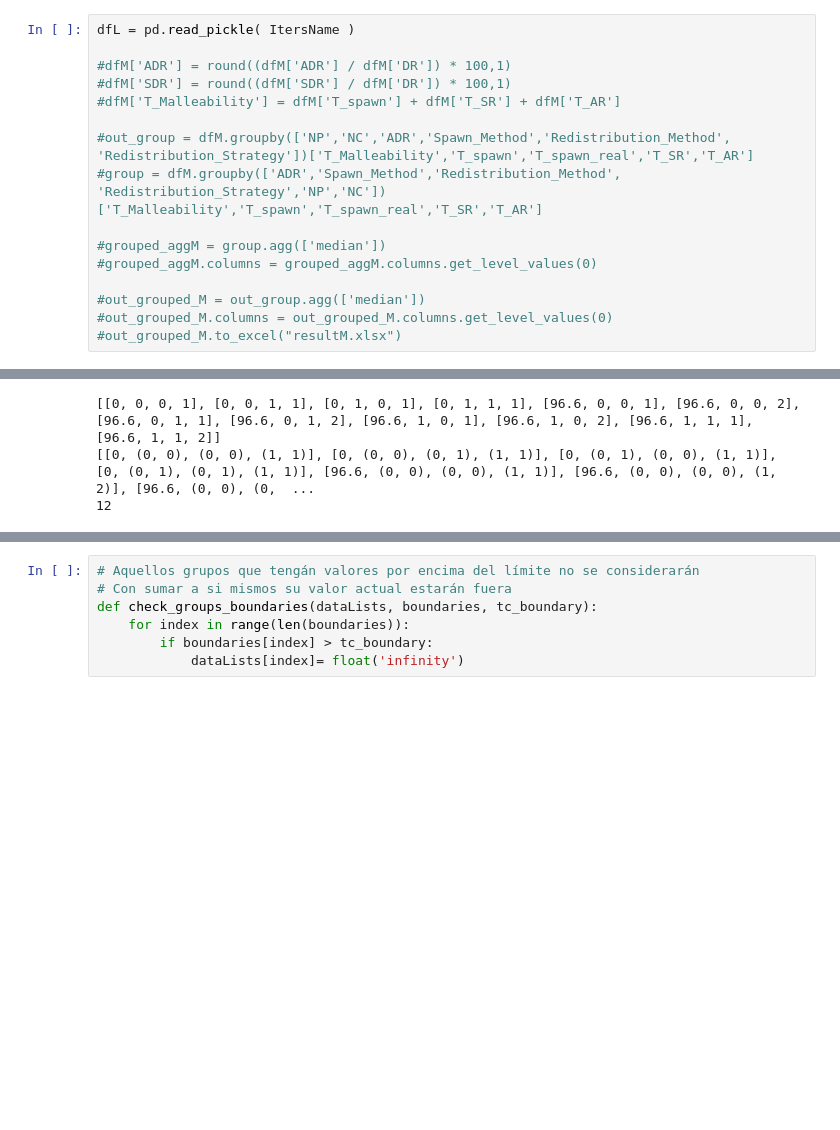
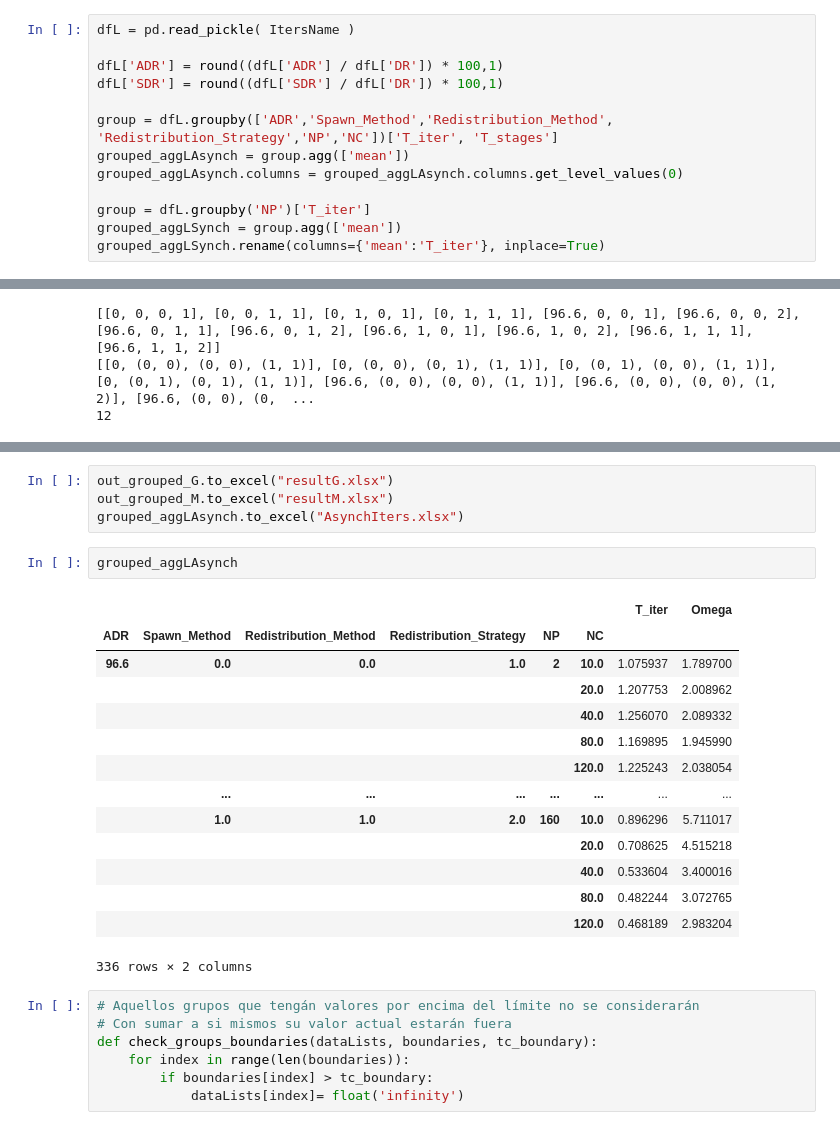
Before and after one commit to hpca-uji/Proteo, a Jupyter notebook: Analysis/new_analyser.ipynb, the cells around one changed output, grey strips where cells are left out. Saved outputs shown, nothing was run; the diff lists cells and outputs as text; blank space fills up the shorter version.

```diff
--- a/Analysis/new_analyser.ipynb
+++ b/Analysis/new_analyser.ipynb
@@ -105,16 +104,13 @@ out_grouped_M.to_excel("resultM.xlsx")
 # %%
 dfL = pd.read_pickle( ItersName )
 
-#dfM['ADR'] = round((dfM['ADR'] / dfM['DR']) * 100,1)
-#dfM['SDR'] = round((dfM['SDR'] / dfM['DR']) * 100,1)
-#dfM['T_Malleability'] = dfM['T_spawn'] + dfM['T_SR'] + dfM['T_AR']
+dfL['ADR'] = round((dfL['ADR'] / dfL['DR']) * 100,1)
+dfL['SDR'] = round((dfL['SDR'] / dfL['DR']) * 100,1)
 
-#out_group = dfM.groupby(['NP','NC','ADR','Spawn_Method','Redistribution_Method', 'Redistribution_Strategy'])['T_Malleability','T_spawn','T_spawn_real','T_SR','T_AR']
-#group = dfM.groupby(['ADR','Spawn_Method','Redistribution_Method', 'Redistribution_Strategy','NP','NC'])['T_Malleability','T_spawn','T_spawn_real','T_SR','T_AR']
+group = dfL.groupby(['ADR','Spawn_Method','Redistribution_Method', 'Redistribution_Strategy','NP','NC'])['T_iter', 'T_stages']
+grouped_aggLAsynch = group.agg(['mean'])
+grouped_aggLAsynch.columns = grouped_aggLAsynch.columns.get_level_values(0)
 
-#grouped_aggM = group.agg(['median'])
-#grouped_aggM.columns = grouped_aggM.columns.get_level_values(0)
-
-#out_grouped_M = out_group.agg(['median'])
-#out_grouped_M.columns = out_grouped_M.columns.get_level_values(0)
-#out_grouped_M.to_excel("resultM.xlsx")
+group = dfL.groupby('NP')['T_iter']
+grouped_aggLSynch = group.agg(['mean'])
+grouped_aggLSynch.rename(columns={'mean':'T_iter'}, inplace=True)
@@ -281,3 +264,24 @@ print(len(configurations))
+# %%
+out_grouped_G.to_excel("resultG.xlsx")
+out_grouped_M.to_excel("resultM.xlsx")
+grouped_aggLAsynch.to_excel("AsynchIters.xlsx")
+# %%
+grouped_aggLAsynch
+# %% [output]
+|  |  |  |  |  |  | T_iter | Omega |
+| ADR | Spawn_Method | Redistribution_Method | Redistribution_Strategy | NP | NC |  |  |
+| 96.6 | 0.0 | 0.0 | 1.0 | 2 | 10.0 | 1.075937 | 1.789700 |
+|  |  |  |  |  | 20.0 | 1.207753 | 2.008962 |
+|  |  |  |  |  | 40.0 | 1.256070 | 2.089332 |
+|  |  |  |  |  | 80.0 | 1.169895 | 1.945990 |
+|  |  |  |  |  | 120.0 | 1.225243 | 2.038054 |
+|  | ... | ... | ... | ... | ... | ... | ... |
+|  | 1.0 | 1.0 | 2.0 | 160 | 10.0 | 0.896296 | 5.711017 |
+|  |  |  |  |  | 20.0 | 0.708625 | 4.515218 |
+|  |  |  |  |  | 40.0 | 0.533604 | 3.400016 |
+|  |  |  |  |  | 80.0 | 0.482244 | 3.072765 |
+|  |  |  |  |  | 120.0 | 0.468189 | 2.983204 |
+336 rows × 2 columns
 # %%
 # Aquellos grupos que tengán valores por encima del límite no se considerarán
 # Con sumar a si mismos su valor actual estarán fuera
```
Also changed, not shown: parts of 14 cells of this notebook.
